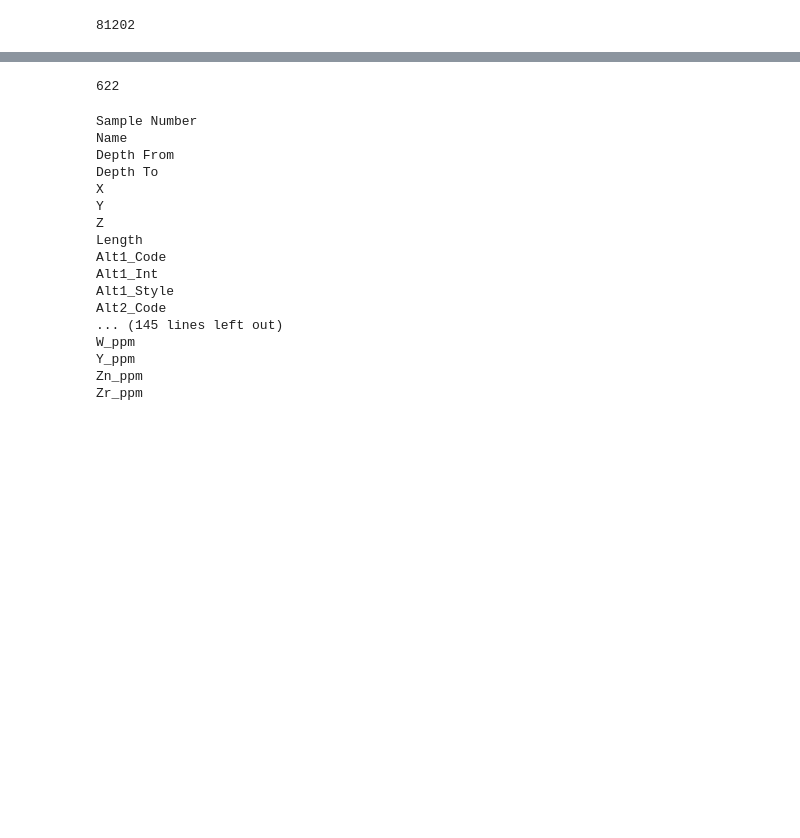
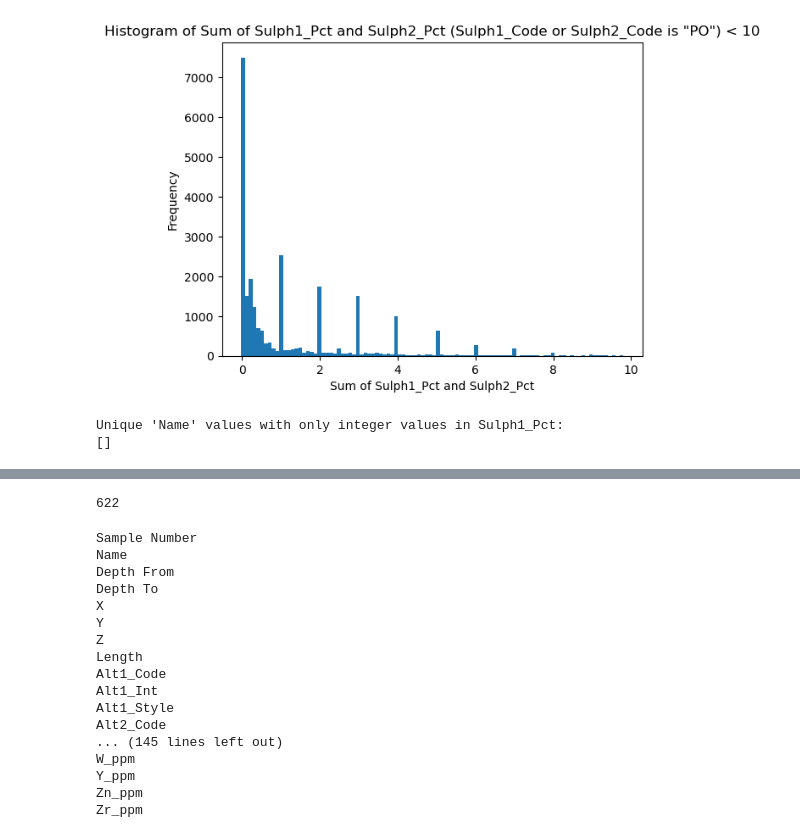
Before and after one commit to Fabian-Leal/PhD-Thesis---Incorporating-Deep-Learning-into-Statistical-Models-for-Spatial-Interpolation, a Jupyter notebook: Paper 3 PhD BNNs for multivariate predictions/EDAs and data processing/EDA on mineralogy and sulphides.ipynb, the cells around one changed output, grey strips where cells are left out. Drawn from its saved outputs; the diff is of its cells as text; code cells hidden in the pictures; blank space fills up the shorter version.

```diff
--- a/Paper 3 PhD BNNs for multivariate predictions/EDAs and data processing/EDA on mineralogy and sulphides.ipynb
+++ b/Paper 3 PhD BNNs for multivariate predictions/EDAs and data processing/EDA on mineralogy and sulphides.ipynb
@@ -3,8 +3,54 @@ import numpy as np
 import pandas as pd
 from scipy import linalg
 # %%
-two_composite_filtered = pd.read_csv("../Curated_data/cluster_0_data.csv", low_memory=False)
+density_data = pd.read_csv("../Curated_data/cluster_0_data.csv", low_memory=False)
-# %%
-len(two_composite_filtered)
-# %% [output]
-81202
+# %%
+import pandas as pd
+import matplotlib.pyplot as plt
+
+# Assuming 'density_data' is your DataFrame
+# For example:
+# density_data = pd.read_csv('your_data.csv')
+
+# Create a new column 'PO_Sulph_Sum' as the sum of 'Sulph1_Pct' and 'Sulph2_Pct' when either 'Sulph1_Code' or 'Sulph2_Code' is 'PO'
+density_data['PO_Sulph_Sum'] = density_data[['Sulph1_Pct', 'Sulph2_Pct']].loc[(density_data['Sulph1_Code'] == 'PO') | (density_data['Sulph2_Code'] == 'PO')].sum(axis=1)
+
+# Filter data for values smaller than 10
+filtered_data = density_data[density_data['PO_Sulph_Sum'] < 10]
+
+# Create a histogram for the filtered data
+plt.hist(filtered_data['PO_Sulph_Sum'], bins=100)
+
+# Customize the plot
+plt.title('Histogram of Sum of Sulph1_Pct and Sulph2_Pct (Sulph1_Code or Sulph2_Code is "PO") < 10')
+plt.xlabel('Sum of Sulph1_Pct and Sulph2_Pct')
+plt.ylabel('Frequency')
+
+# Show the plot
+plt.show()
+# %% [output]
+[figure, added]
+# %%
+import pandas as pd
+
+# Assuming 'density_data' is your DataFrame
+# For example:
+# density_data = pd.read_csv('your_data.csv')
+
+# Identify holes with integer values in Sulph1_Pct
+integer_values_names = density_data[density_data['Sulph1_Pct'].apply(lambda x: x.is_integer())]['Name'].unique()
+
+# Identify holes with non-integer values in Sulph1_Pct
+non_integer_values_names = density_data[~density_data['Sulph1_Pct'].apply(lambda x: x.is_integer())]['Name'].unique()
+
+# Find 'Name' values that only have integer values in Sulph1_Pct
+integer_only_names = set(integer_values_names) - set(non_integer_values_names)
+
+# Find 'Name' values that only have integer values in Sulph1_Pct
+continuous_only_names = set(non_integer_values_names) - set(integer_values_names)
+
+print("Unique 'Name' values with only integer values in Sulph1_Pct:")
+print(list(integer_only_names))
+# %% [output]
+Unique 'Name' values with only integer values in Sulph1_Pct:
+[]
```
Also changed, not shown: parts of 27 cells of this notebook, 12 other files.
